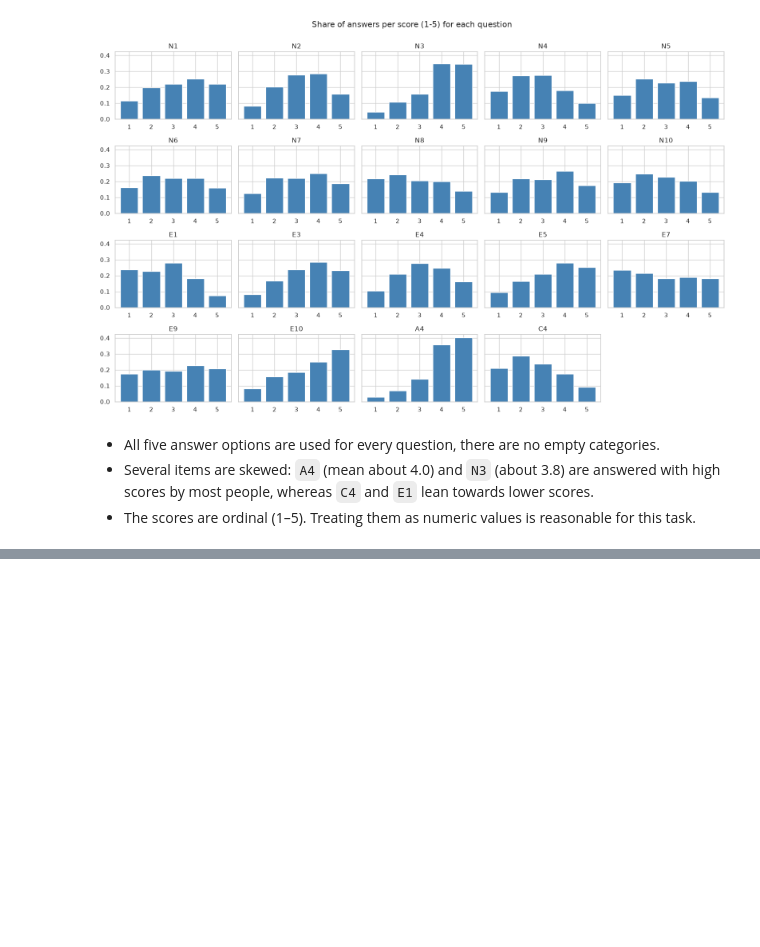
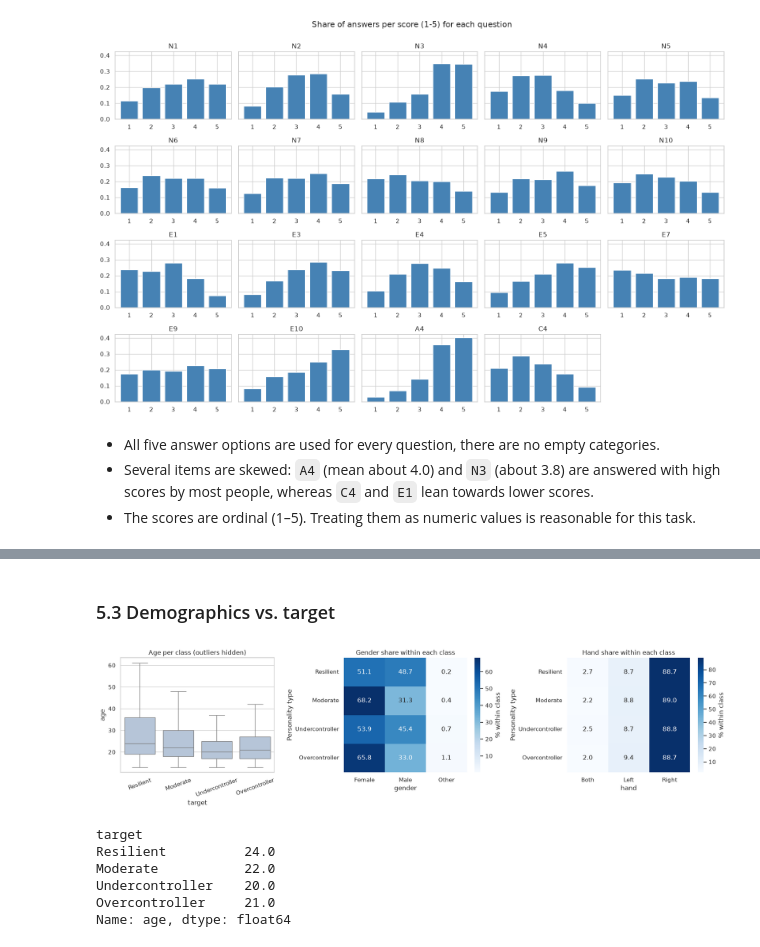
Before and after one commit to marc-matull/personality-predictor, a Jupyter notebook: notebooks/01_eda.ipynb, the cells around one changed output, grey strips where cells are left out. Cells and saved outputs as stored; diff of their text form; code cells hidden in the pictures; blank space fills up the shorter version.

```diff
--- a/notebooks/01_eda.ipynb
+++ b/notebooks/01_eda.ipynb
@@ -348,0 +420,30 @@ plt.show()
+# %% [markdown]
+### 5.3 Demographics vs. target
+# %%
+fig, axes = plt.subplots(1, 3, figsize=(17, 4.5))
+
+sns.boxplot(data=plot_df, x=TARGET_COLUMN, y="age", order=CLASS_ORDER,
+            showfliers=False, color="lightsteelblue", ax=axes[0])
+axes[0].set_title("Age per class (outliers hidden)")
+axes[0].tick_params(axis="x", rotation=20)
+
+for ax, column in zip(axes[1:], ["gender", "hand"]):
+    share = pd.crosstab(plot_df[TARGET_COLUMN], plot_df[column],
+                        normalize="index").loc[CLASS_ORDER] * 100
+    sns.heatmap(share, annot=True, fmt=".1f", cmap="Blues", ax=ax,
+                cbar_kws={"label": "% within class"})
+    ax.set_title(f"{column.capitalize()} share within each class")
+    ax.set_ylabel("Personality type")
+
+fig.tight_layout()
+plt.show()
+
+print(plot_df.groupby(TARGET_COLUMN)["age"].median().loc[CLASS_ORDER])
+# %% [output]
+[figure, added]
+target
+Resilient          24.0
+Moderate           22.0
+Undercontroller    20.0
+Overcontroller     21.0
+Name: age, dtype: float64
```
Also changed, not shown: parts of 9 cells of this notebook, 1 other file.
